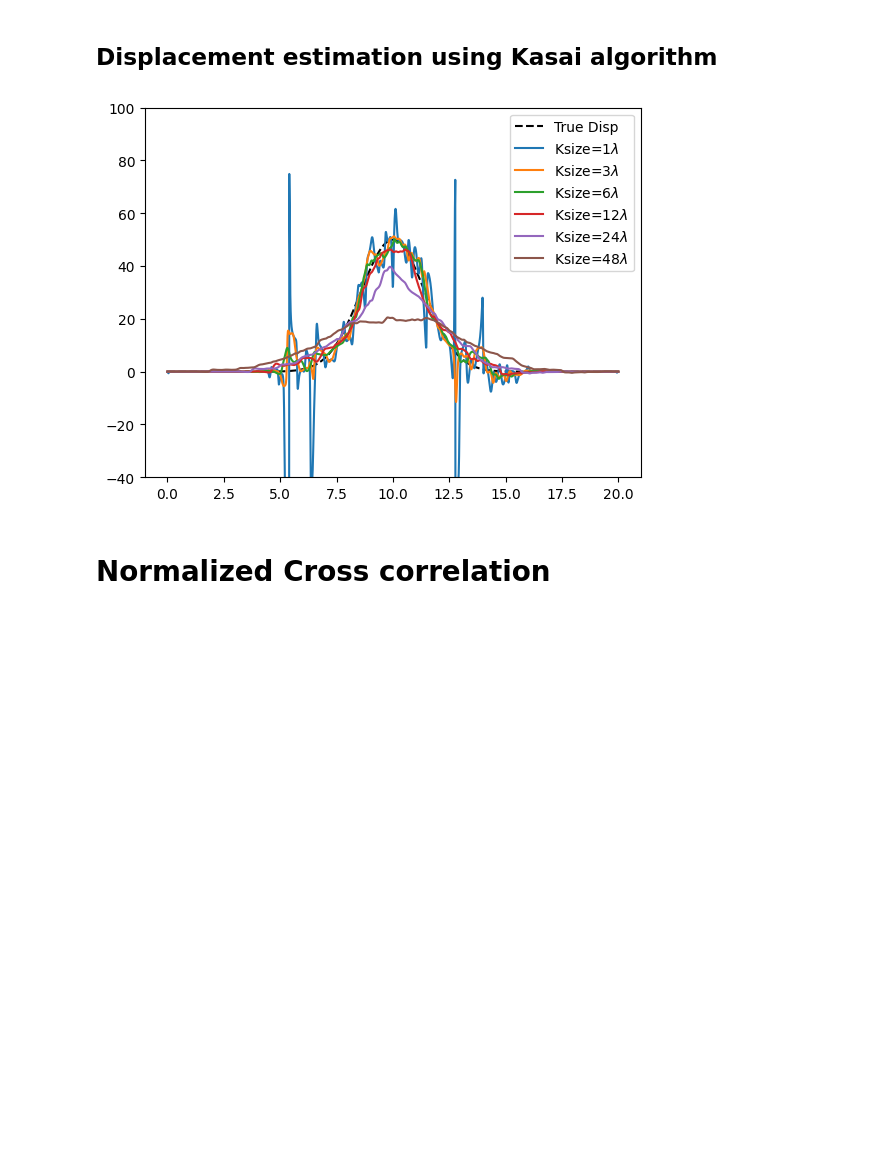
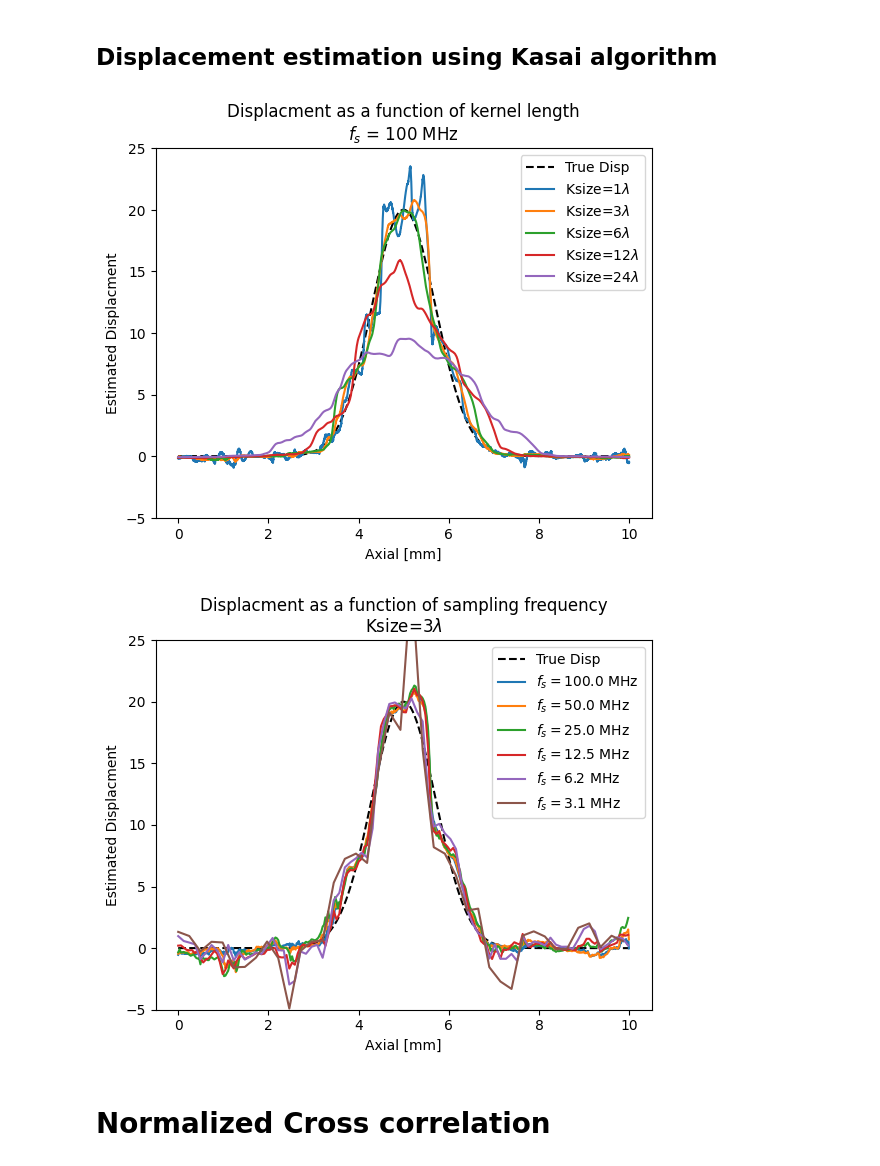
Before and after one commit to wewightman/pyusel-dispest, a Jupyter notebook: examples/partmotion.ipynb, the cells around one changed output. Cells and saved outputs as stored; diff of their text form; code cells hidden in the pictures; blank space fills up the shorter version.

Commit message:
Developed test case for kasai motion estimation

```diff
--- a/examples/partmotion.ipynb
+++ b/examples/partmotion.ipynb
@@ -90,29 +112,51 @@ s1 = trace1[::10]
 # %% [markdown]
 ## Displacement estimation using Kasai algorithm
 # %%
-import dispest as de
+from dispest import calc_kasai
 
 # convert rfsignal to IQ to get phase information
-IQ0 = sig.hilbert(s0).reshape((-1,1))
-IQ1 = sig.hilbert(s1).reshape((-1,1))
+IQ0 = sig.hilbert(trace0).reshape((-1,1))
+IQ1 = sig.hilbert(trace1).reshape((-1,1))
 IQ = np.concatenate((IQ0, IQ1), axis=1)
 I = np.real(IQ)
 Q = np.imag(IQ)
 
+# calculate displacement with different kernel lengths
 plt.figure()
-plt.plot(1E3*x[::10], 1E6*f_disp(x[::10]), color='k', linestyle='--', label='True Disp')
+plt.plot(1E3*x, 1E6*f_disp(x), color='k', linestyle='--', label='True Disp')
+
+disps = []
+for lam in [1, 3, 6, 12, 24]:
+    ksize = int(np.round(lam*fs/(f)))
+    disp = calc_kasai(I, Q, taxis=1, fd=f, c=c, ksize=ksize, kaxis=0)
+    plt.plot(1E3*x, disp, linestyle='-', label=  f"Ksize={lam}" + '$\\lambda $')
+
+plt.legend()
+plt.ylim(-5, 25)
+plt.ylabel("Estimated Displacment")
+plt.xlabel("Axial [mm]")
+plt.title("Displacment as a function of kernel length\n$f_s$ = 100 MHz")
+plt.show()
 
 # calculate displacement with different kernel lengths
+plt.figure()
+plt.plot(1E3*x, 1E6*f_disp(x), color='k', linestyle='--', label='True Disp')
+
 disps = []
-for lam in [1, 3, 6, 12, 24, 48]:
-    ksize = int(np.round(lam*fs/(10*f)))
-    disp = de.calc_kasai(I, Q, taxis=1, fd=f, c=c, ksize=ksize, kaxis=0)
-    plt.plot(1E3*x[::10], disp, linestyle='-', label=  f"Ksize={lam}" + '$\\lambda $')
+lam=3
+for dec in [10, 20, 40, 80, 160, 320]:
+    ksize = int(np.ceil(lam*fs/(dec*f)))
+    disp = calc_kasai(I[::dec,:], Q[::dec,:], taxis=1, fd=f, c=c, ksize=ksize, kaxis=0)
+    plt.plot(1E3*x[::dec], disp, linestyle='-', label=  "$f_s=" + f"{fs/(1E6*dec):0.01f}" + "$ MHz")
 
 plt.legend()
-plt.ylim(-40, 100)
+plt.ylim(-5, 25)
+plt.ylabel("Estimated Displacment")
+plt.xlabel("Axial [mm]")
+plt.title("Displacment as a function of sampling frequency\nKsize=3$\\lambda$")
 plt.show()
 # %% [output]
-[figure, old version]
+[figure, new version]
+[figure, added]
 # %% [markdown]
 # Normalized Cross correlation
```
Also changed, not shown: parts of 20 cells of this notebook.
